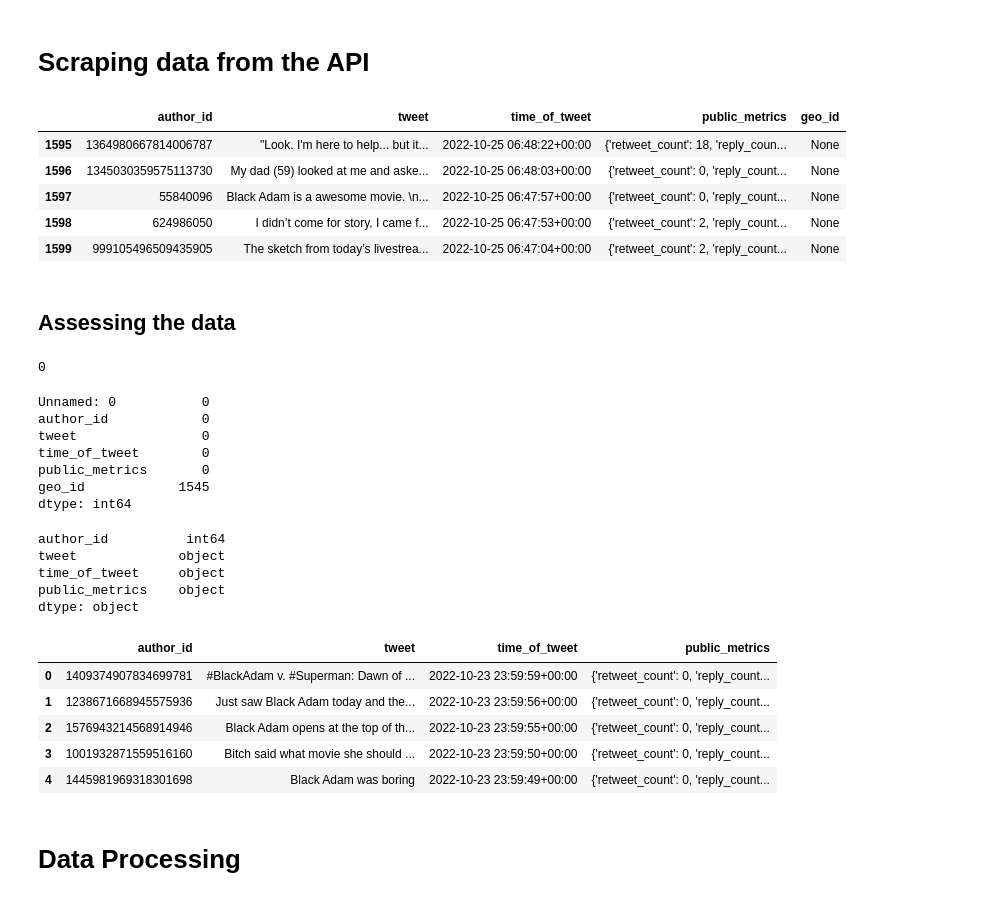
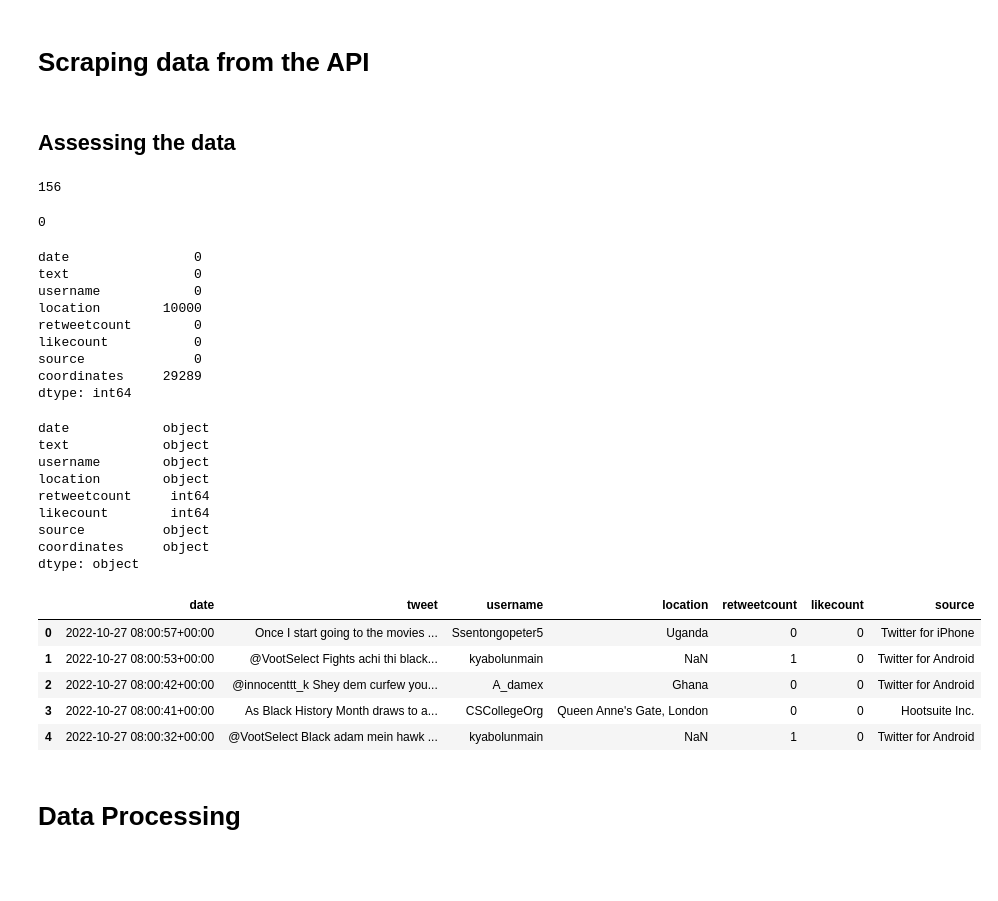
Before and after one commit to KevKibe/BlackAdam_Movie_TwitterSentiment_Analysis, a Jupyter notebook: BlackAdam_Movie_TwitterSentiment_Analysis.ipynb, the cells around one changed output. Saved outputs shown, nothing was run; the diff lists cells and outputs as text; code cells hidden in the pictures; blank space fills up the shorter version.

```diff
--- a/BlackAdam_Movie_TwitterSentiment_Analysis.ipynb
+++ b/BlackAdam_Movie_TwitterSentiment_Analysis.ipynb
@@ -32,65 +34,69 @@ api = tweepy.API(auth)
 # %%
-query = ' (BlackAdam OR blackadam OR BLACK ADAM OR black adam)  -is:retweet -is:reply lang:en'
-
-columns=[ 'author_id','tweet','time_of_tweet' ,"public_metrics",'geo_id']
-start_date='2022-10-22 00:00:00+00:00'
-end_date='2022-10-22 00:00:00+00:00'
-
-for tweet in tweepy.Paginator(client.search_recent_tweets,query=query,tweet_fields=['author_id','context_annotations', 'created_at',"public_metrics",'geo'], max_results=100).flatten(limit=1000):
-    data.append([tweet.author_id, tweet.text, tweet.created_at,tweet.public_metrics,tweet.geo])
-df = pd.DataFrame(data, columns=columns)
-df.tail()
+for tweet in sntwitter.TwitterSearchScraper(query).get_items():
+    count += 1
+    # break
+    if len(tweets) == limit:
+        break
+    else:
+        # append necessary attributes to empty list
+        tweets.append([tweet.date, tweet.content, tweet.user.username,
+        tweet.user.location, tweet.retweetCount, tweet.likeCount, tweet.sourceLabel, tweet.coordinates])
+#to turn tweetlist to a dataframe
+df = pd.DataFrame(tweets, columns=['date','tweet','username','location','retweetcount','likecount','source','coordinates'])
-# %% [output]
-|  | author_id | tweet | time_of_tweet | public_metrics | geo_id |
-| 1595 | 1364980667814006787 | "Look. I'm here to help... but it... | 2022-10-25 06:48:22+00:00 | {'retweet_count': 18, 'reply_coun... | None |
-| 1596 | 1345030359575113730 | My dad (59) looked at me and aske... | 2022-10-25 06:48:03+00:00 | {'retweet_count': 0, 'reply_count... | None |
-| 1597 | 55840096 | Black Adam is a awesome movie. \n... | 2022-10-25 06:47:57+00:00 | {'retweet_count': 0, 'reply_count... | None |
-| 1598 | 624986050 | I didn’t come for story, I came f... | 2022-10-25 06:47:53+00:00 | {'retweet_count': 2, 'reply_count... | None |
-| 1599 | 999105496509435905 | The sketch from today’s livestrea... | 2022-10-25 06:47:04+00:00 | {'retweet_count': 2, 'reply_count... | None |
 # %%
 title = "BlackAdam"
 df.to_csv('blackadam1.csv')
 # %% [markdown]
 ## Assessing the data
 # %%
-blackadam_df=pd.read_csv('blackadam1.csv')
+blackadam_df=pd.read_csv(r"C:\Users\kibe\Desktop\Projects\Great learning Python\blackadamnew.csv")
 #checking for duplicate entries
 blackadam_df.duplicated().sum()
 # %% [output]
-0
+156
+# %%
+#to dropduplicate entries
+blackadam_df= blackadam_df.drop_duplicates(keep='first')
+blackadam_df.duplicated().sum()
+# %% [output]
+0
 # %%
 #checking for null values
 blackadam_df.isnull().sum()
 # %% [output]
-Unnamed: 0           0
-author_id            0
-tweet                0
-time_of_tweet        0
-public_metrics       0
-geo_id            1545
+date                0
+text                0
+username            0
+location        10000
+retweetcount        0
+likecount           0
+source              0
+coordinates     29289
 dtype: int64
 # %%
 #checking the data types of the columns
 blackadam_df.dtypes
 # %% [output]
-author_id          int64
-tweet             object
-time_of_tweet     object
-public_metrics    object
+date            object
+text            object
+username        object
+location        object
+retweetcount     int64
+likecount        int64
+source          object
+coordinates     object
 dtype: object
 # %%
 #dropping unwanted columns
-blackadam_df.drop("Unnamed: 0", axis=1, inplace=True)
-blackadam_df.drop("geo_id", axis=1, inplace=True)
+blackadam_df.drop("coordinates", axis=1, inplace=True)
 # %%
-blackadam_df.reset_index(drop=True)
 blackadam_df.head()
 # %% [output]
-|  | author_id | tweet | time_of_tweet | public_metrics |
-| 0 | 1409374907834699781 | #BlackAdam v. #Superman: Dawn of ... | 2022-10-23 23:59:59+00:00 | {'retweet_count': 0, 'reply_count... |
-| 1 | 1238671668945575936 | Just saw Black Adam today and the... | 2022-10-23 23:59:56+00:00 | {'retweet_count': 0, 'reply_count... |
-| 2 | 1576943214568914946 | Black Adam opens at the top of th... | 2022-10-23 23:59:55+00:00 | {'retweet_count': 0, 'reply_count... |
-| 3 | 1001932871559516160 | Bitch said what movie she should ... | 2022-10-23 23:59:50+00:00 | {'retweet_count': 0, 'reply_count... |
-| 4 | 1445981969318301698 | Black Adam was boring | 2022-10-23 23:59:49+00:00 | {'retweet_count': 0, 'reply_count... |
+|  | date | tweet | username | location | retweetcount | likecount | source |
+| 0 | 2022-10-27 08:00:57+00:00 | Once I start going to the movies ... | Ssentongopeter5 | Uganda | 0 | 0 | Twitter for iPhone |
+| 1 | 2022-10-27 08:00:53+00:00 | @VootSelect Fights achi thi black... | kyabolunmain | NaN | 1 | 0 | Twitter for Android |
+| 2 | 2022-10-27 08:00:42+00:00 | @innocenttt_k Shey dem curfew you... | A_damex | Ghana | 0 | 0 | Twitter for Android |
+| 3 | 2022-10-27 08:00:41+00:00 | As Black History Month draws to a... | CSCollegeOrg | Queen Anne's Gate, London | 0 | 0 | Hootsuite Inc. |
+| 4 | 2022-10-27 08:00:32+00:00 | @VootSelect Black adam mein hawk ... | kyabolunmain | NaN | 1 | 0 | Twitter for Android |
 # %%
 #saving the cleaned dataframe to csv file
```
Also changed, not shown: parts of 15 cells of this notebook.
